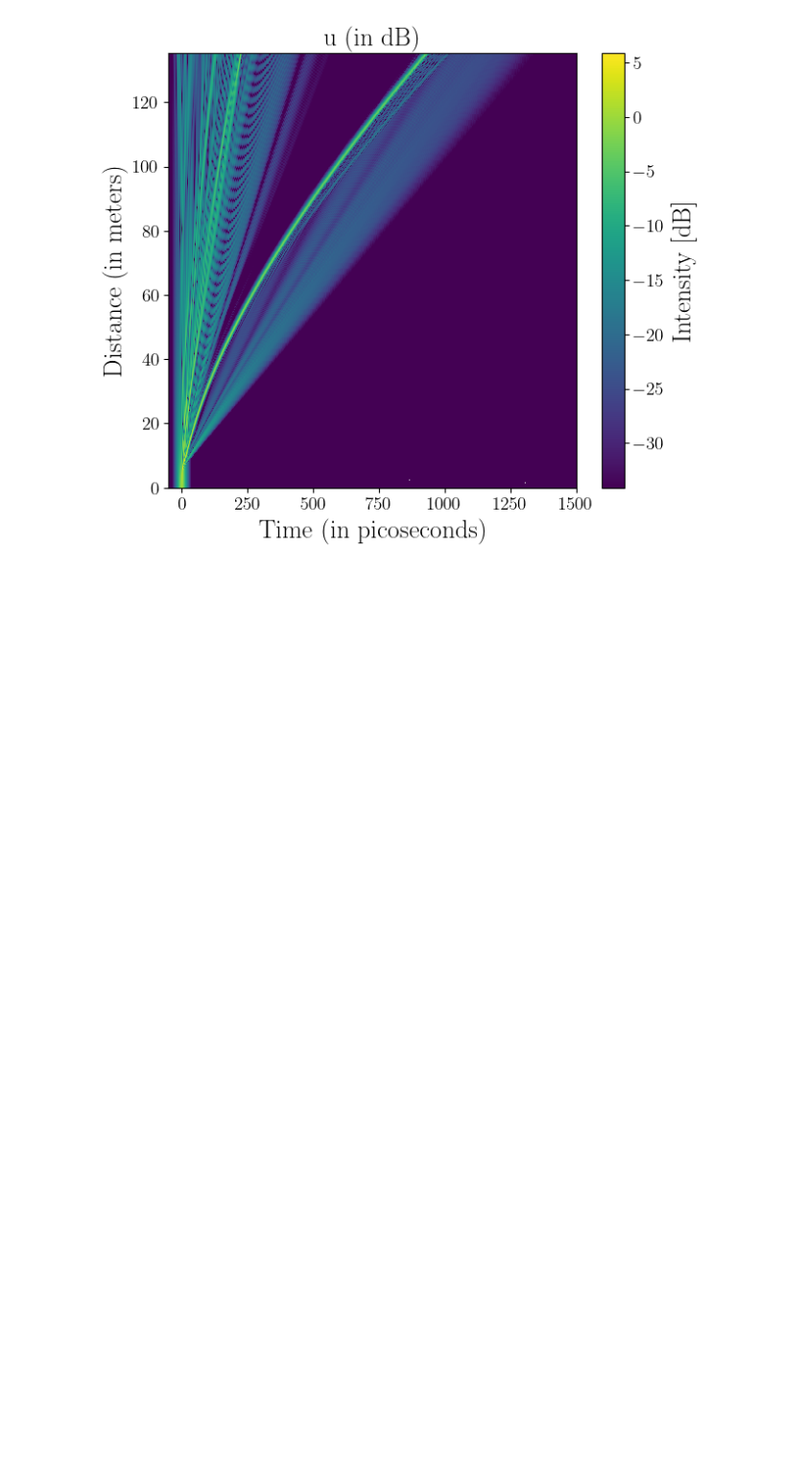
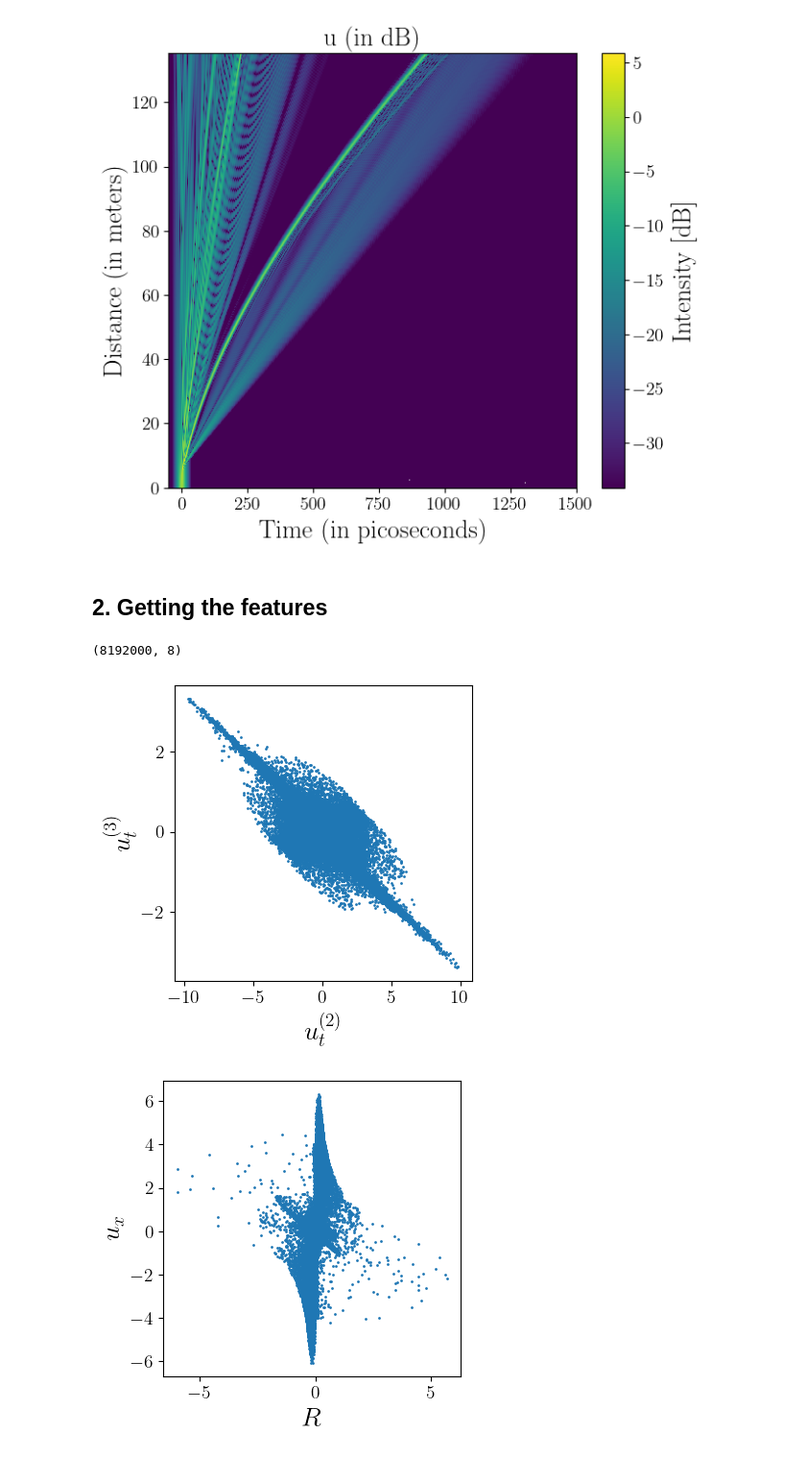
Before and after one commit to tbreitburd/Learning-Dominant-Physical-Processes-using-Unsupervised-Learning-Techniques-, a Jupyter notebook: Notebooks/Optical_Pulse.ipynb, the cells around one changed output. Shown at 96% size. Drawn from its saved outputs; the diff is of its cells as text; code cells hidden in the pictures; blank space fills up the shorter version.

```diff
--- a/Notebooks/Optical_Pulse.ipynb
+++ b/Notebooks/Optical_Pulse.ipynb
@@ -96,3 +98,56 @@ plt.title("u (in dB)")
 # %% [output]
 Text(0.5, 1.0, 'u (in dB)')
 [figure]
+# %% [markdown]
+## 2. Getting the features
+# %%
+labels = [
+    r"$u_{t}^{(2)}$",
+    r"$u_{t}^{(3)}$",
+    r"$u_{t}^{(4)}$",
+    r"$u_{t}^{(5)}$",
+    r"$u_{t}^{(6)}$",
+    r"$|u|^{2}$",
+    r"$R$",
+    r"$u_{x}$",
+]
+# %%
+# Get the terms in an array
+
+# Flatten the terms
+u_x = u_x.flatten()
+u_tt = u_tt.flatten()
+u_3t = u_3t.flatten()
+u_4t = u_4t.flatten()
+u_5t = u_5t.flatten()
+u_6t = u_6t.flatten()
+R = R.flatten()
+u2u = u2u.flatten()
+
+# Create the array
+features = np.array(np.array([u_tt, u_3t, u_4t, u_5t, u_6t, u2u, R, u_x]).T)
+nfeatures = features.shape[1]
+# Because complex values are not supported in the GMM,
+# we will use the real part of the features for now
+features = np.real(features)
+# %%
+features.shape
+# %% [output]
+(8192000, 8)
+# %%
+plt.figure(figsize=(4, 4))
+
+# Plot the features
+plt.scatter(features[:, 0], features[:, 1], s=1)
+plt.xlabel(labels[0])
+plt.ylabel(labels[1])
+plt.show()
+
+plt.figure(figsize=(4, 4))
+plt.scatter(features[:, 6], features[:, 7], s=1)
+plt.xlabel(labels[6])
+plt.ylabel(labels[7])
+plt.show()
+# %% [output]
+[figure, added]
+[figure, added]
```
Also changed, not shown: parts of 16 cells of this notebook.
